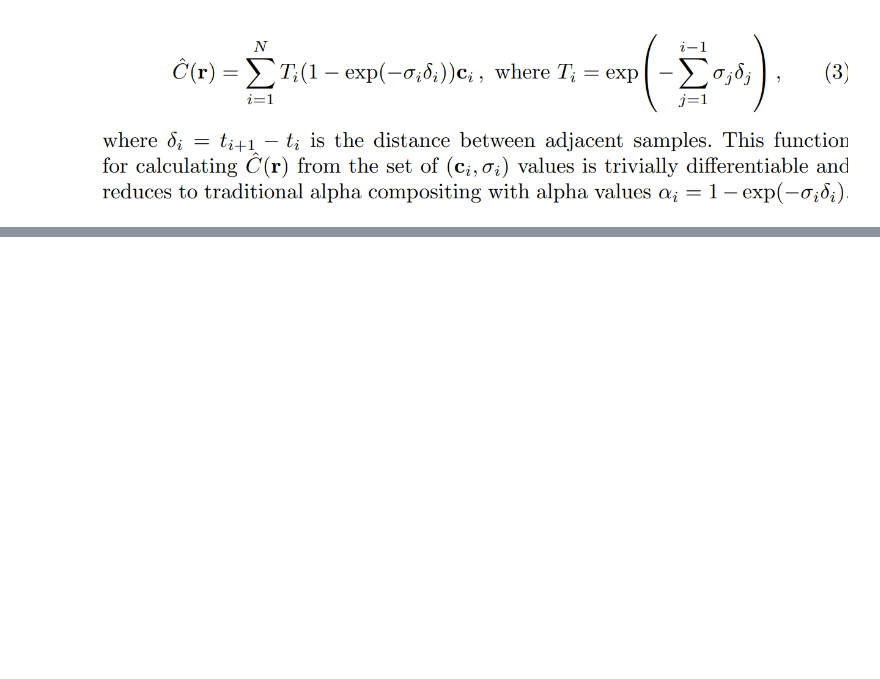
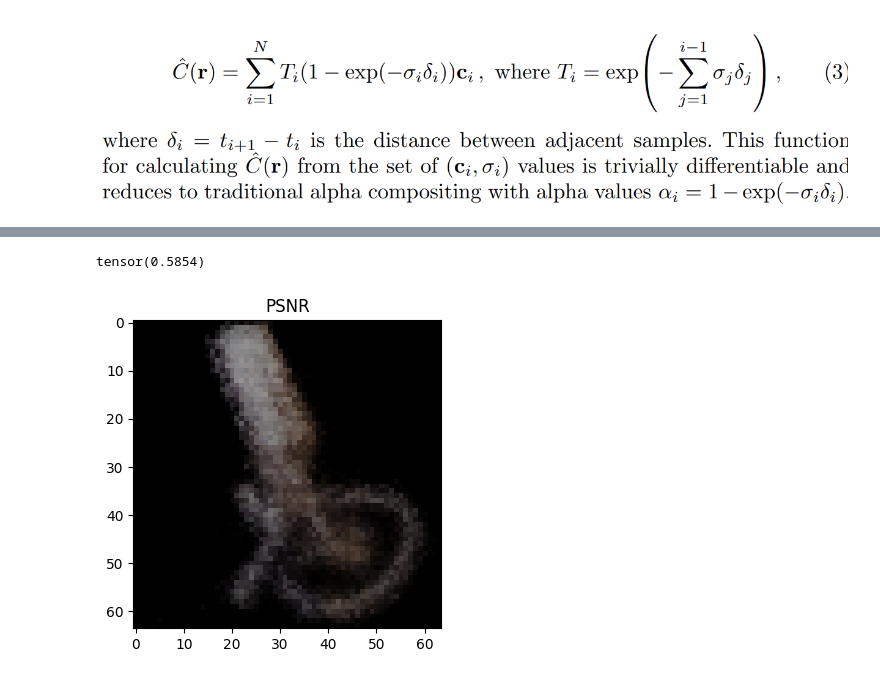
Before and after one commit to mitran27/GenerativeNetworks, a Jupyter notebook: Nerf.ipynb, the cells around one changed output, grey strips where cells are left out. Saved outputs shown, nothing was run; the diff lists cells and outputs as text; code cells hidden in the pictures; blank space fills up the shorter version.

```diff
--- a/Nerf.ipynb
+++ b/Nerf.ipynb
@@ -216,19 +265,23 @@ class NERFModel(Module):
 
     print("model creation started")
 
-    self.densityBlock = Sequential(
+    self.linBlock1 = Sequential(
         LinearRelu(3+embedding_dim_x*6, hidden_dim),
         LinearRelu(hidden_dim, hidden_dim),
         LinearRelu(hidden_dim, hidden_dim),
+        LinearRelu(hidden_dim, hidden_dim)
+    )
+
+    self.linBlock2 = Sequential(
+        LinearRelu(3+embedding_dim_x*6+hidden_dim, hidden_dim),
         LinearRelu(hidden_dim, hidden_dim),
         LinearRelu(hidden_dim, hidden_dim),
-        LinearRelu(hidden_dim, hidden_dim+1)
+        Linear(hidden_dim, hidden_dim+1) # for density estimation
     )
 
     self.colorBlock = Sequential(
-        LinearRelu(3+embedding_dim_d*6 + hidden_dim, hidden_dim),
-        LinearRelu(hidden_dim, hidden_dim//2),
-        LinearRelu(hidden_dim//2, 3),
+        LinearRelu(3+embedding_dim_d*6 + hidden_dim, hidden_dim//2),
+        Linear(hidden_dim//2, 3),
         Sigmoid()
     )
     self.relu = ReLU()
@@ -243,9 +296,11 @@ class NERFModel(Module):
 
   def forward(self, x, d):
     pos_X = self.positional_encoding(x, self.emb_x)
-    pos_d = self.positional_encoding(x, self.emb_d)
+    pos_d = self.positional_encoding(d, self.emb_d)
 
-    H = self.densityBlock(pos_X)
+    y = self.linBlock1(pos_X)
+    H = self.linBlock2(torch.cat([pos_X,y],dim=-1))
+
     h,sigma = H[:,:-1] , self.relu(H[:,-1])
 
     c = self.colorBlock(torch.cat([pos_d,h], dim=-1))
@@ -374,0 +455,14 @@ model created
+# %%
+img = regenerated_px_values.cpu().reshape(64,64,-1)
+print(img.reshape(-1).max())
+from matplotlib import pyplot as plt
+
+plt.figure(figsize=(10,4))
+plt.subplot(121)
+plt.imshow(img)
+
+plt.title('PSNR')
+plt.show()
+# %% [output]
+tensor(0.5854)
+[figure, added]
```
Also changed, not shown: parts of 11 cells of this notebook.
